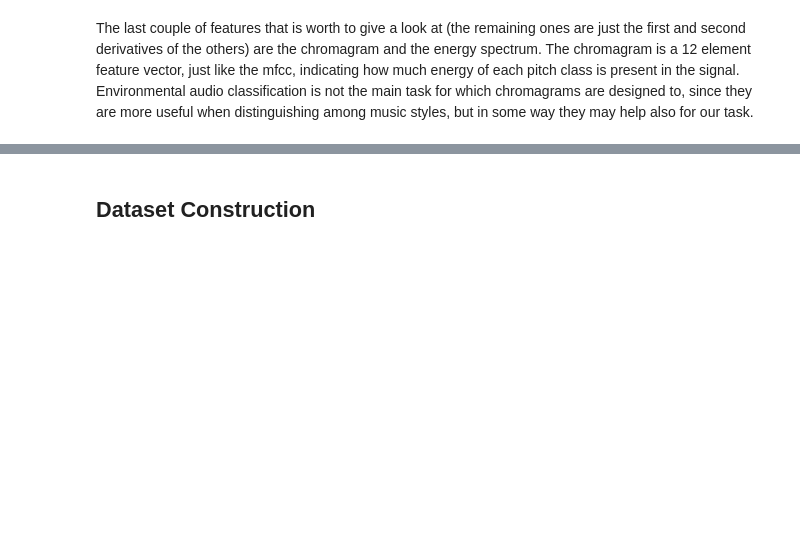
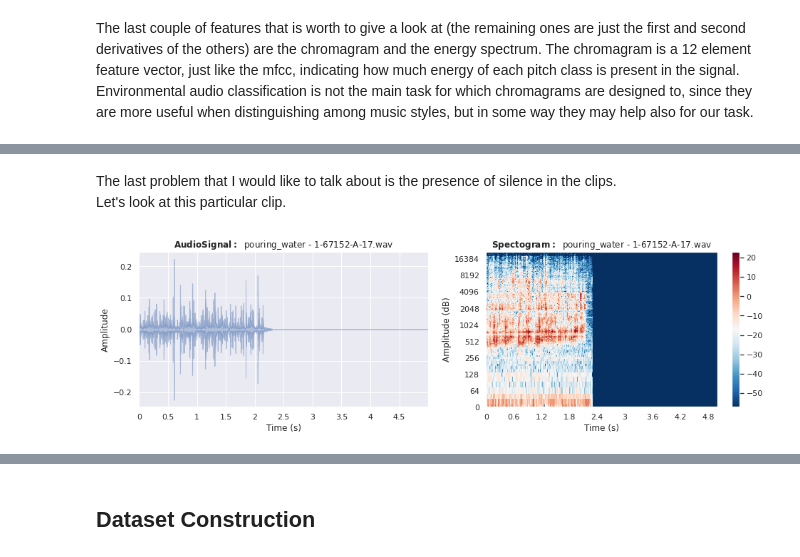
Before and after one commit to MattiaPujatti/Environmental-Sound-Classification, a Jupyter notebook: Environmental Sound Classification.ipynb, the cells around one changed output, grey strips where cells are left out. Drawn from its saved outputs; the diff is of its cells as text; code cells hidden in the pictures; blank space fills up the shorter version.

```diff
--- a/Environmental Sound Classification.ipynb
+++ b/Environmental Sound Classification.ipynb
@@ -600,0 +638,11 @@ ax[4].set_yticks([]);
+# %% [markdown]
+The last problem that I would like to talk about is the presence of silence in the clips. <br>
+Let's look at this particular clip.
+# %%
+silent_clip = Clip(audio_dir + '1-67152-A-17.wav', label_map)
+
+fig, ax = plt.subplots(1, 2, figsize=(16,4))
+silent_clip.DisplayWave(ax=ax[0])
+silent_clip.DisplaySpectrogram(ax=ax[1]);
+# %% [output]
+[figure, added]
```
Also changed, not shown: parts of 50 cells of this notebook, 2 other files.
